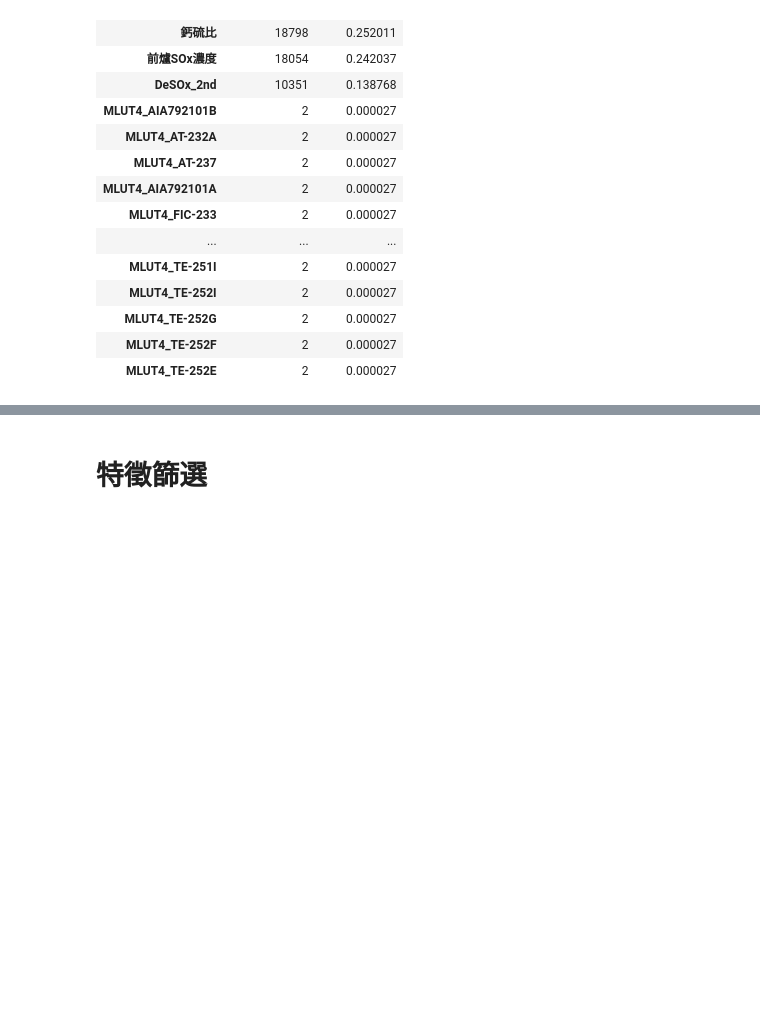
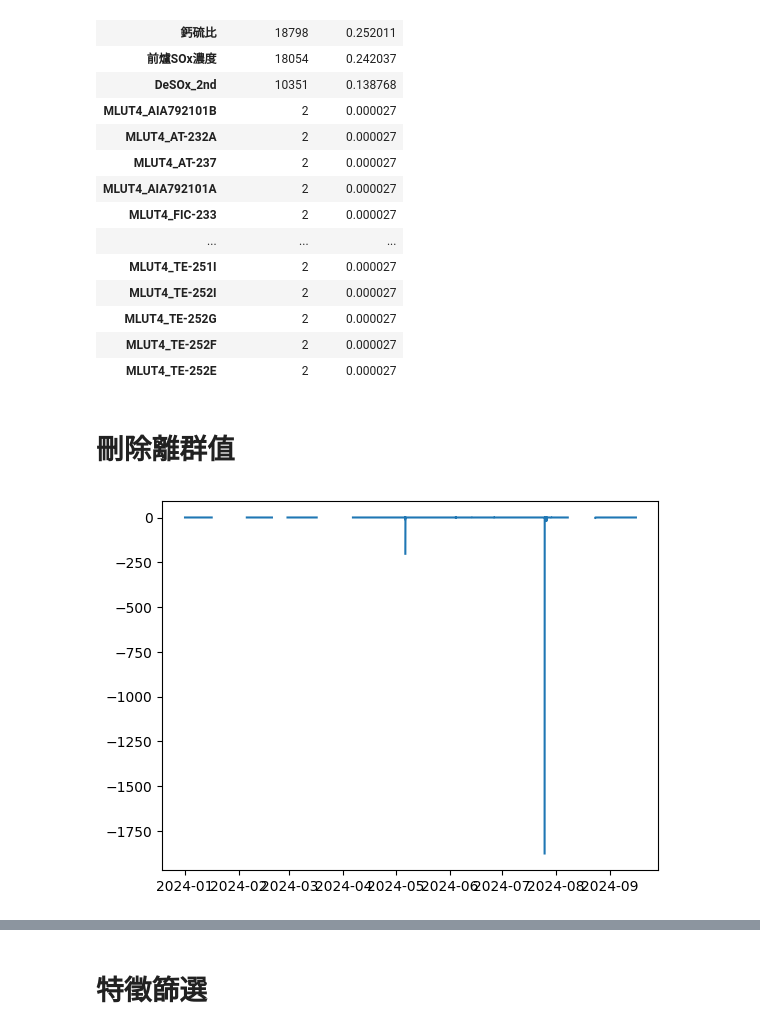
Before and after one commit to skywalker0803r/CFB, a Jupyter notebook: NARX第一段脫硫效率.ipynb, the cells around one changed output, grey strips where cells are left out. Drawn from its saved outputs; the diff is of its cells as text; code cells hidden in the pictures; blank space fills up the shorter version.

```diff
--- a/NARX第一段脫硫效率.ipynb
+++ b/NARX第一段脫硫效率.ipynb
@@ -179,3 +179,10 @@ check_missing_values(df)
 | MLUT4_TE-252G | 2 | 0.000027 |
 | MLUT4_TE-252F | 2 | 0.000027 |
 | MLUT4_TE-252E | 2 | 0.000027 |
+# %% [markdown]
+# 刪除離群值
+# %%
+plt.plot(df.index,df['DeSOx_1st'])
+plt.show()
+# %% [output]
+[figure, added]
```
Also changed, not shown: parts of 31 cells of this notebook.
